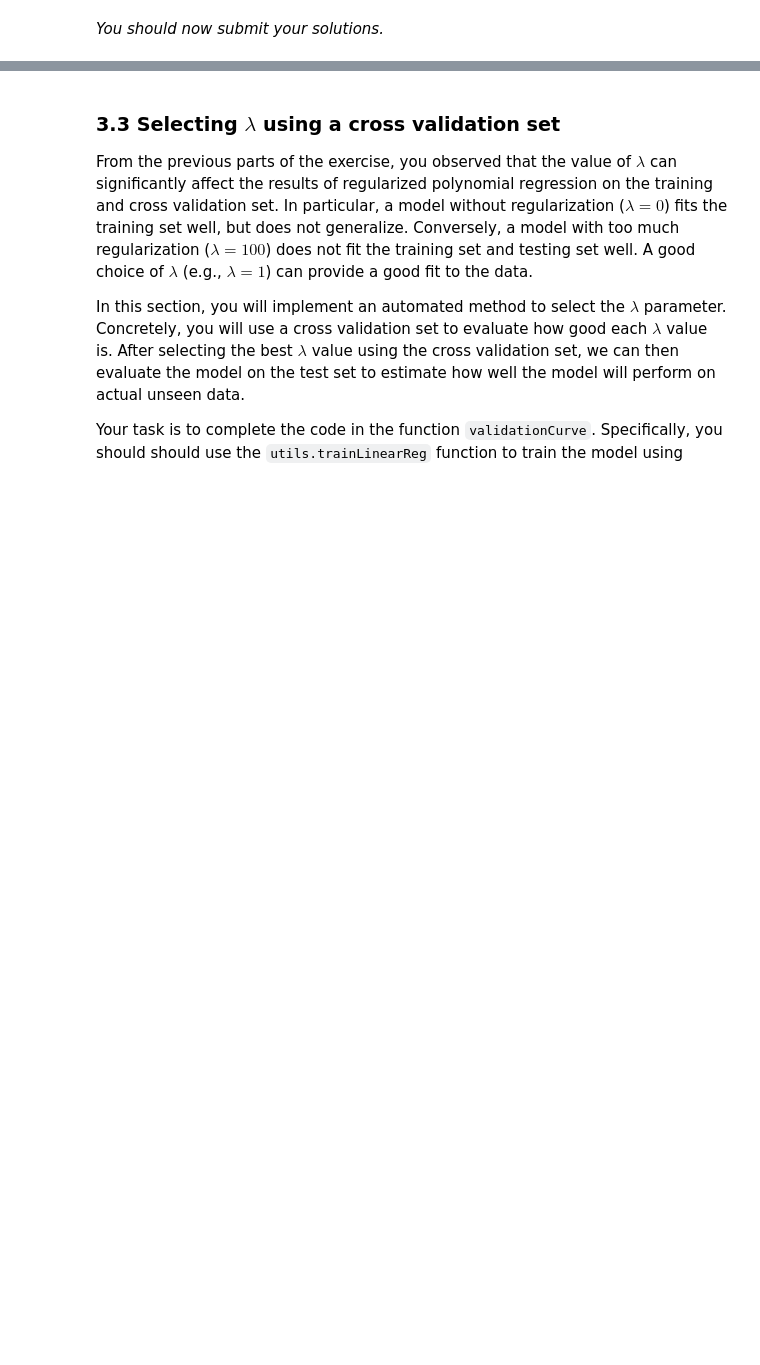
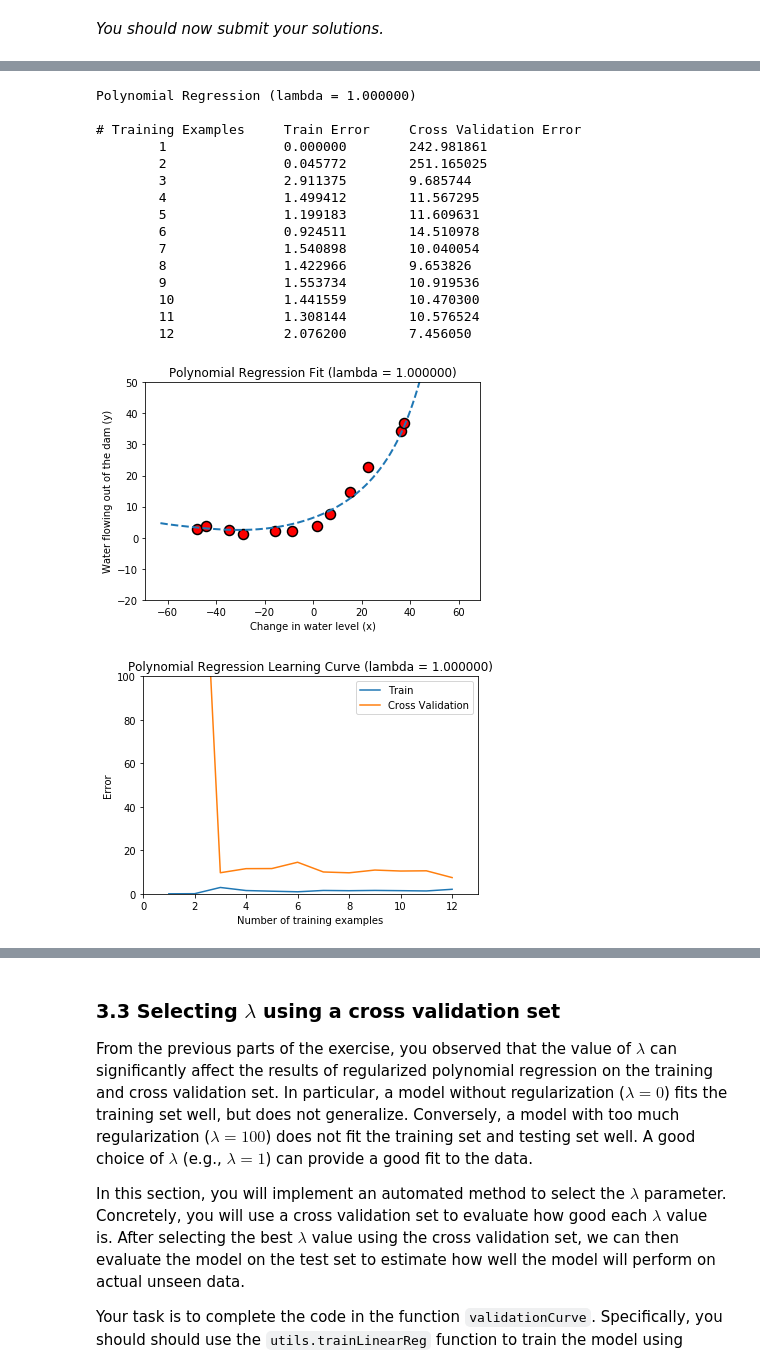
Before and after one commit to mythrex/Mlachine-Learning-Exercises, a Jupyter notebook: Exercise5/exercise5.ipynb, the cells around one changed output, grey strips where cells are left out. Cells and saved outputs as stored; diff of their text form; code cells hidden in the pictures; blank space fills up the shorter version.

Commit message:
Add Learning curve to polynomial features

```diff
--- a/Exercise5/exercise5.ipynb
+++ b/Exercise5/exercise5.ipynb
@@ -483,8 +483,9 @@ def polyFeatures(X, p):
     X_poly = np.zeros((X.shape[0], p))
 
     # ====================== YOUR CODE HERE ======================
-
-
+    for i in range(X.shape[0]):
+        for j in range(1, p+1):
+            X_poly[i, j-1] = X[i]**j
 
     # ============================================================
     return X_poly
@@ -542,34 +560,52 @@ You should see that the polynomial fit is able to follow the datapoints very wel
 
 To better understand the problems with the unregularized ($\lambda = 0$) model, you can see that the learning curve  shows the same effect where the training error is low, but the cross validation error is high. There is a gap between the training and cross validation errors, indicating a high variance problem.
 # %%
-lambda_ = 100
+lambda_ = 1
 theta = utils.trainLinearReg(linearRegCostFunction, X_poly, y,
                              lambda_=lambda_, maxiter=55)
 
 # Plot training data and fit
 pyplot.plot(X, y, 'ro', ms=10, mew=1.5, mec='k')
 
 utils.plotFit(polyFeatures, np.min(X), np.max(X), mu, sigma, theta, p)
 
 pyplot.xlabel('Change in water level (x)')
 pyplot.ylabel('Water flowing out of the dam (y)')
 pyplot.title('Polynomial Regression Fit (lambda = %f)' % lambda_)
 pyplot.ylim([-20, 50])
 
 pyplot.figure()
 error_train, error_val = learningCurve(X_poly, y, X_poly_val, yval, lambda_)
 pyplot.plot(np.arange(1, 1+m), error_train, np.arange(1, 1+m), error_val)
 
 pyplot.title('Polynomial Regression Learning Curve (lambda = %f)' % lambda_)
 pyplot.xlabel('Number of training examples')
 pyplot.ylabel('Error')
 pyplot.axis([0, 13, 0, 100])
 pyplot.legend(['Train', 'Cross Validation'])
 
 print('Polynomial Regression (lambda = %f)\n' % lambda_)
 print('# Training Examples\tTrain Error\tCross Validation Error')
 for i in range(m):
     print('  \t%d\t\t%f\t%f' % (i+1, error_train[i], error_val[i]))
+# %% [output]
+Polynomial Regression (lambda = 1.000000)
+
+# Training Examples     Train Error     Cross Validation Error
+        1               0.000000        242.981861
+        2               0.045772        251.165025
+        3               2.911375        9.685744
+        4               1.499412        11.567295
+        5               1.199183        11.609631
+        6               0.924511        14.510978
+        7               1.540898        10.040054
+        8               1.422966        9.653826
+        9               1.553734        10.919536
+        10              1.441559        10.470300
+        11              1.308144        10.576524
+        12              2.076200        7.456050
+[figure, added]
+[figure, added]
 # %% [markdown]
 One way to combat the overfitting (high-variance) problem is to add regularization to the model. In the next section, you will get to  try different $\lambda$ parameters to see how regularization can lead to a better model.
 
```
Also changed, not shown: parts of 6 cells of this notebook.
